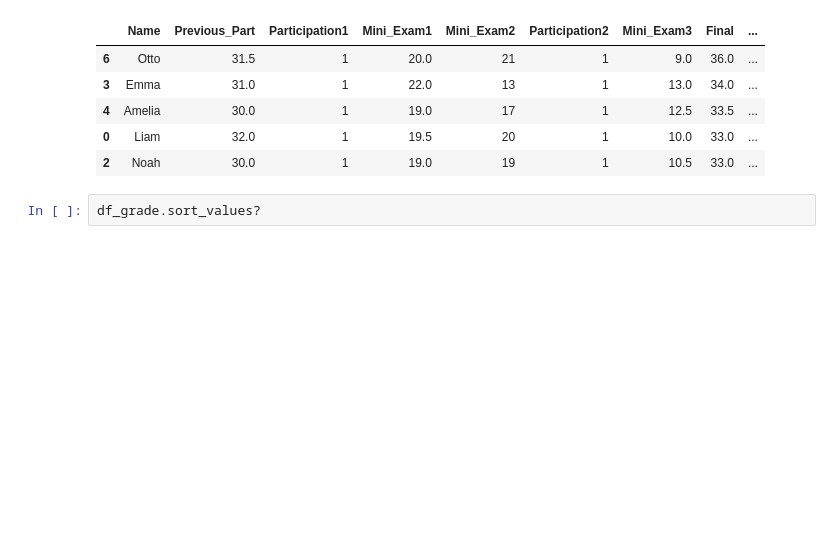
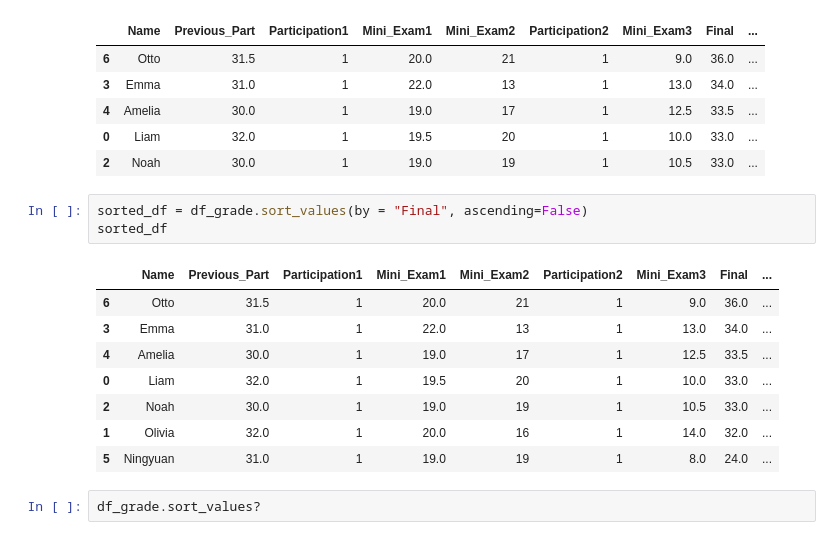
Before and after one commit to VincentTseVC/2023F_MGT201, a Jupyter notebook: LecNotes/lec6_Pandas.ipynb, the cells around one changed output. Saved outputs shown, nothing was run; the diff lists cells and outputs as text; blank space fills up the shorter version.

```diff
--- a/LecNotes/lec6_Pandas.ipynb
+++ b/LecNotes/lec6_Pandas.ipynb
@@ -511,6 +528,18 @@ df_grade.head()
 | 4 | Amelia | 30.0 | 1 | 19.0 | 17 | 1 | 12.5 | 33.5 | ... |
 | 0 | Liam | 32.0 | 1 | 19.5 | 20 | 1 | 10.0 | 33.0 | ... |
 | 2 | Noah | 30.0 | 1 | 19.0 | 19 | 1 | 10.5 | 33.0 | ... |
+# %%
+sorted_df = df_grade.sort_values(by = "Final", ascending=False)
+sorted_df
+# %% [output]
+|  | Name | Previous_Part | Participation1 | Mini_Exam1 | Mini_Exam2 | Participation2 | Mini_Exam3 | Final | ... |
+| 6 | Otto | 31.5 | 1 | 20.0 | 21 | 1 | 9.0 | 36.0 | ... |
+| 3 | Emma | 31.0 | 1 | 22.0 | 13 | 1 | 13.0 | 34.0 | ... |
+| 4 | Amelia | 30.0 | 1 | 19.0 | 17 | 1 | 12.5 | 33.5 | ... |
+| 0 | Liam | 32.0 | 1 | 19.5 | 20 | 1 | 10.0 | 33.0 | ... |
+| 2 | Noah | 30.0 | 1 | 19.0 | 19 | 1 | 10.5 | 33.0 | ... |
+| 1 | Olivia | 32.0 | 1 | 20.0 | 16 | 1 | 14.0 | 32.0 | ... |
+| 5 | Ningyuan | 31.0 | 1 | 19.0 | 19 | 1 | 8.0 | 24.0 | ... |
 # %%
 df_grade.sort_values?
 # %% [markdown]
```
Also changed, not shown: parts of 8 cells of this notebook, 8 other files.
